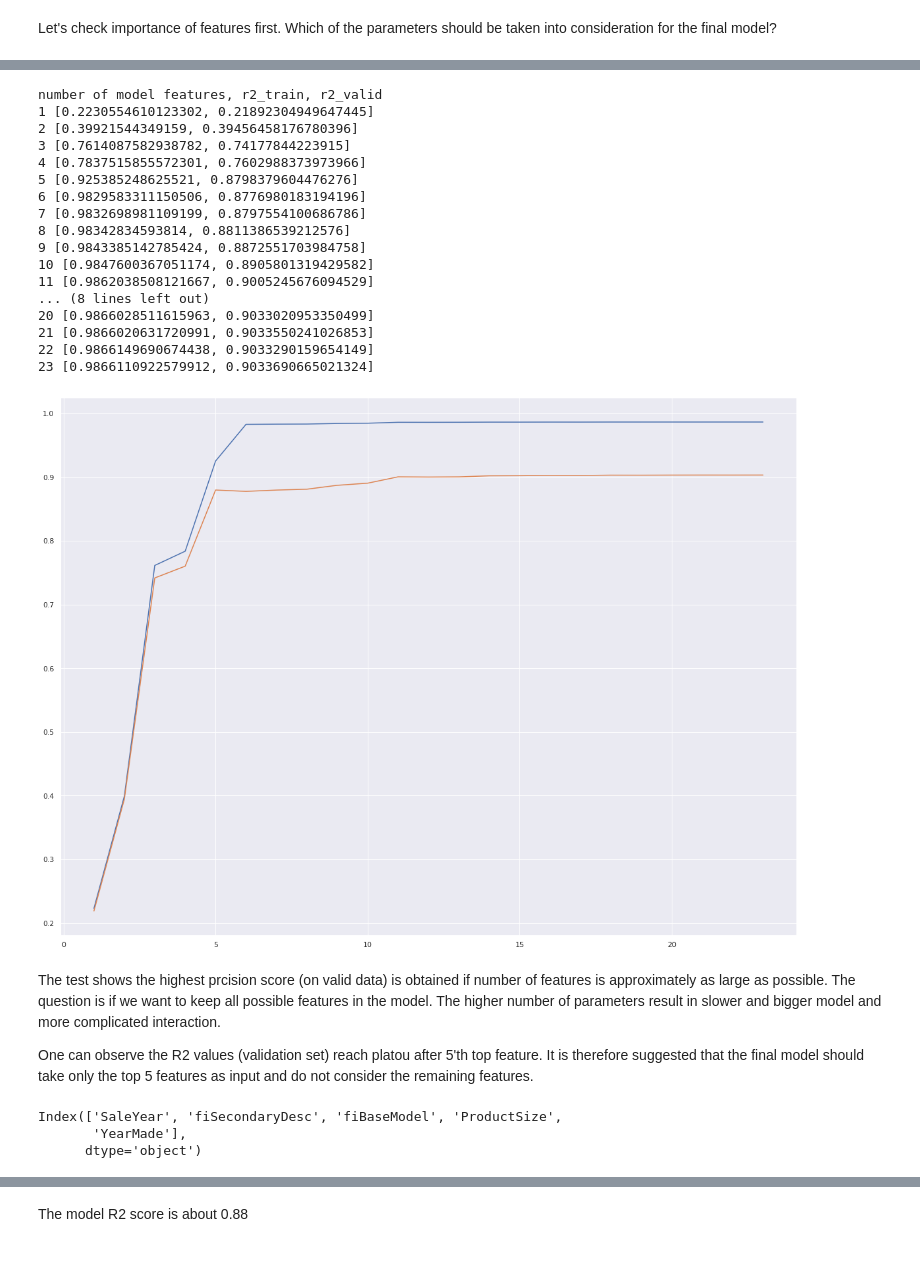
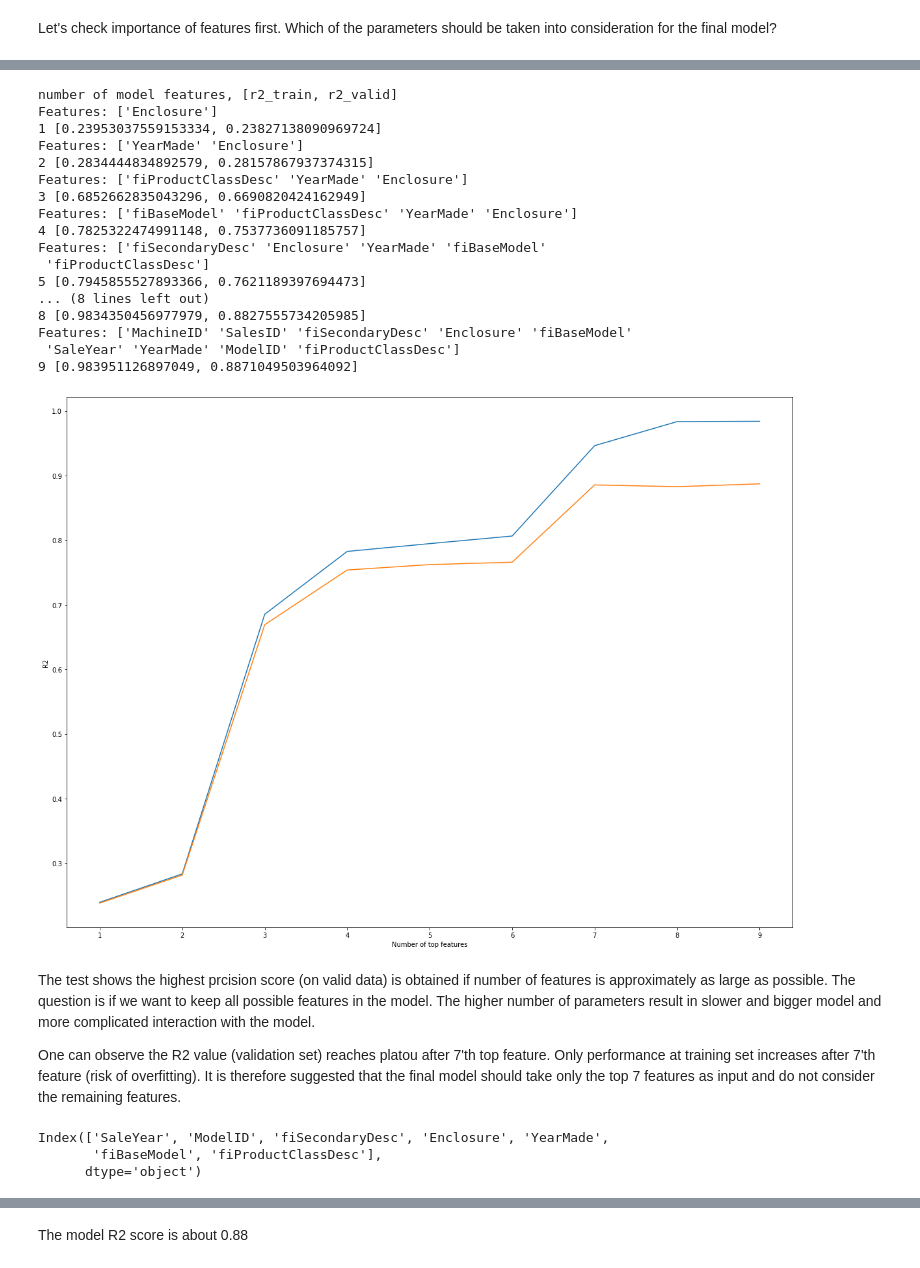
Before and after one commit to kriszieba/machine-sales, a Jupyter notebook: notebooks_data/Modelling.ipynb, the cells around one changed output, grey strips where cells are left out. Saved outputs shown, nothing was run; the diff lists cells and outputs as text; code cells hidden in the pictures.

```diff
--- a/notebooks_data/Modelling.ipynb
+++ b/notebooks_data/Modelling.ipynb
@@ -37,15 +37,11 @@ memory usage: 89.3 MB
 # %% [markdown]
 ## Cleaning data: dropping unnecessary features
-# %%
-# First let's drop some columns that will not bring us any value to the model.
-df = df.drop(['auctioneerID_is_missing', 'YearMade_is_missing', 'MachineHoursCurrentMeter_is_missing'], axis=1)
-# In addition we drop saleedata that is in datetime format. This causes trouble during model fitting. We have this information in SaleX columns
-df = df.drop(['saledate'], axis=1)
 # %% [markdown]
 Let's check if some features are correlated with each other. These which are correlated should be dropped because they dont breing any value to the model
 # %%
 corr = df.corr()
-sns.set(rc={'figure.figsize':(20,15)})
+
+fig, ax = plt.subplots(figsize=(20, 20))
 ax = sns.heatmap(
     corr,
     vmin=-1, vmax=1, center=0,
@@ -57,5 +53,7 @@ ax.set_xticklabels(
     ax.get_xticklabels(),
     rotation=45,
     horizontalalignment='right'
-);
+)
+
+plt.show()
 # %% [output]
@@ -75,8 +73,8 @@ They are many possible models and algorithms that could solve the task of predic
 # %%
 # n_estimators, default=100. The number of trees in the forest.
 # Popular integer random seeds are 0 and 42
-model = RandomForestRegressor(random_state=42)
-model.fit(X_train, y_train)
+base_model = RandomForestRegressor(random_state=42)
+base_model.fit(X_train, y_train)
 # %% [output]
 RandomForestRegressor(random_state=42)
 # %% [markdown]
@@ -160,47 +158,52 @@ Let's test model performance on different number of top features
 # %%
+max_features = 10
 r2_scores = []
 print('number of model features,', '[r2_train,', 'r2_valid]')
-for n in range(1,len(X_train.columns)):
-    cats = get_most_important_cats(X_train.columns, model.feature_importances_, n)
+for n in range(1,max_features):
+    cats = get_most_important_cats(X_train.columns, base_model.feature_importances_, n)
     X_t = X_train[cats]
     X_v = X_valid[cats]
     r2_train, r2_valid = train_and_measure_perf(X_t, y_train, X_v, y_valid)
     r2_scores.append([r2_train, r2_valid])
+    print('Features:', cats.values)
     print(n, [r2_train, r2_valid])
 # %% [output]
-number of model features, r2_train, r2_valid
-1 [0.2230554610123302, 0.21892304949647445]
-2 [0.39921544349159, 0.39456458176780396]
-3 [0.7614087582938782, 0.74177844223915]
-4 [0.7837515855572301, 0.7602988373973966]
-5 [0.925385248625521, 0.8798379604476276]
-6 [0.9829583311150506, 0.8776980183194196]
-7 [0.9832698981109199, 0.8797554100686786]
-8 [0.98342834593814, 0.8811386539212576]
-9 [0.9843385142785424, 0.8872551703984758]
-10 [0.9847600367051174, 0.8905801319429582]
-11 [0.9862038508121667, 0.9005245676094529]
+number of model features, [r2_train, r2_valid]
+Features: ['Enclosure']
+1 [0.23953037559153334, 0.23827138090969724]
+Features: ['YearMade' 'Enclosure']
+2 [0.2834444834892579, 0.28157867937374315]
+Features: ['fiProductClassDesc' 'YearMade' 'Enclosure']
+3 [0.6852662835043296, 0.6690820424162949]
+Features: ['fiBaseModel' 'fiProductClassDesc' 'YearMade' 'Enclosure']
+4 [0.7825322474991148, 0.7537736091185757]
+Features: ['fiSecondaryDesc' 'Enclosure' 'YearMade' 'fiBaseModel'
+ 'fiProductClassDesc']
+5 [0.7945855527893366, 0.7621189397694473]
 ... (8 lines left out)
-20 [0.9866028511615963, 0.9033020953350499]
-21 [0.9866020631720991, 0.9033550241026853]
-22 [0.9866149690674438, 0.9033290159654149]
-23 [0.9866110922579912, 0.9033690665021324]
+8 [0.9834350456977979, 0.8827555734205985]
+Features: ['MachineID' 'SalesID' 'fiSecondaryDesc' 'Enclosure' 'fiBaseModel'
+ 'SaleYear' 'YearMade' 'ModelID' 'fiProductClassDesc']
+9 [0.983951126897049, 0.8871049503964092]
 # %%
 # Plot performance depending on number of features (orange: valid, blue: training set performance)
-plt.plot([*range(1,len(X_train.columns))], r2_scores)
+fig, ax = plt.subplots(figsize=(20, 15))
+plt.plot([*range(1,10)], r2_scores)
+ax.set_ylabel("R2")
+ax.set_xlabel("Number of top features")
 plt.show()
 # %% [output]
-[figure, old version]
+[figure, new version]
 # %% [markdown]
-The test shows the highest prcision score (on valid data) is obtained if number of features is approximately as large as possible. The question is if we want to keep all possible features in the model. The higher number of parameters result in slower and bigger model and more complicated interaction.
+The test shows the highest prcision score (on valid data) is obtained if number of features is approximately as large as possible. The question is if we want to keep all possible features in the model. The higher number of parameters result in slower and bigger model and more complicated interaction with the model.
 
-One can observe the R2 values (validation set) reach platou after 5'th top feature. It is therefore suggested that the final model should take only the top 5 features as input and do not consider the remaining features.
+One can observe the R2 value (validation set) reaches platou after 7'th top feature. Only performance at training set increases after 7'th feature (risk of overfitting). It is therefore suggested that the final model should take only the top 7 features as input and do not consider the remaining features.
 # %%
-# The top 5 important features are:
-top5_cats = get_most_important_cats(X_train.columns, model.feature_importances_, 5)
-top5_cats
+# The top 7 important features are:
+top7_cats = get_most_important_cats(X_train.columns, base_model.feature_importances_, 7)
+top7_cats
 # %% [output]
-Index(['SaleYear', 'fiSecondaryDesc', 'fiBaseModel', 'ProductSize',
-       'YearMade'],
+Index(['SaleYear', 'ModelID', 'fiSecondaryDesc', 'Enclosure', 'YearMade',
+       'fiBaseModel', 'fiProductClassDesc'],
       dtype='object')
 # %% [markdown]
```
Also changed, not shown: parts of 22 cells of this notebook, 2 other files.
